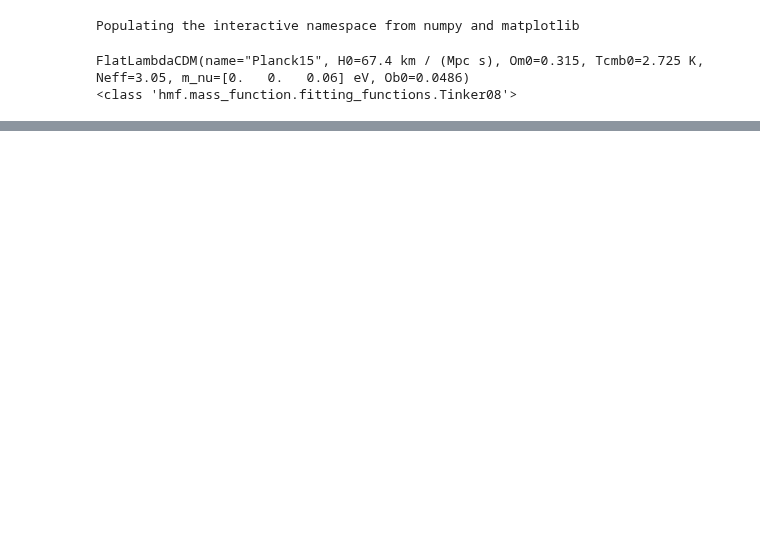
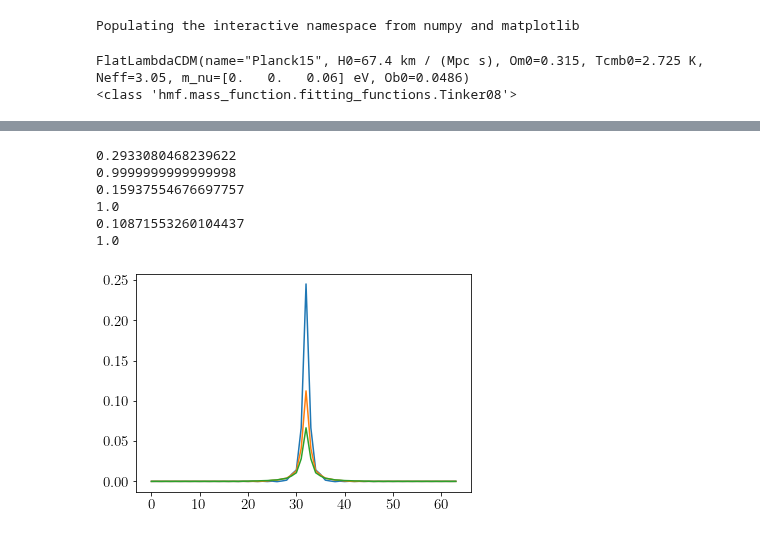
Before and after one commit to mr-superonion/splinv, a Jupyter notebook: notebook/s19/0-haloMF_Prior.ipynb, the cells around one changed output, grey strips where cells are left out. Cells and saved outputs as stored; diff of their text form; code cells hidden in the pictures; blank space fills up the shorter version.

```diff
--- a/notebook/s19/0-haloMF_Prior.ipynb
+++ b/notebook/s19/0-haloMF_Prior.ipynb
@@ -80,0 +58,15 @@ TJ03=haloSim.nfw_lensWB00(ra=0.,dec=0.,redshift=0.13,mass=1e14,conc=None,rs=0.18
+# %%
+plt.close()
+for rs in [0.5,1.,1.5]:
+    hfou=haloSim.haloCS02SigmaAtom(rs,64,nx=64,c=9.,smooth_scale=-1,fou=False,lnorm=1)
+    plt.plot(np.fft.fftshift(hfou)[32])
+    print(np.sqrt(np.sum(hfou**2.)))
+    print(np.sum(hfou**1.))
+# %% [output]
+0.2933080468239622
+0.9999999999999998
+0.15937554676697757
+1.0
+0.10871553260104437
+1.0
+[figure, added]
```
Also changed, not shown: parts of 16 cells of this notebook, 4 other files.
